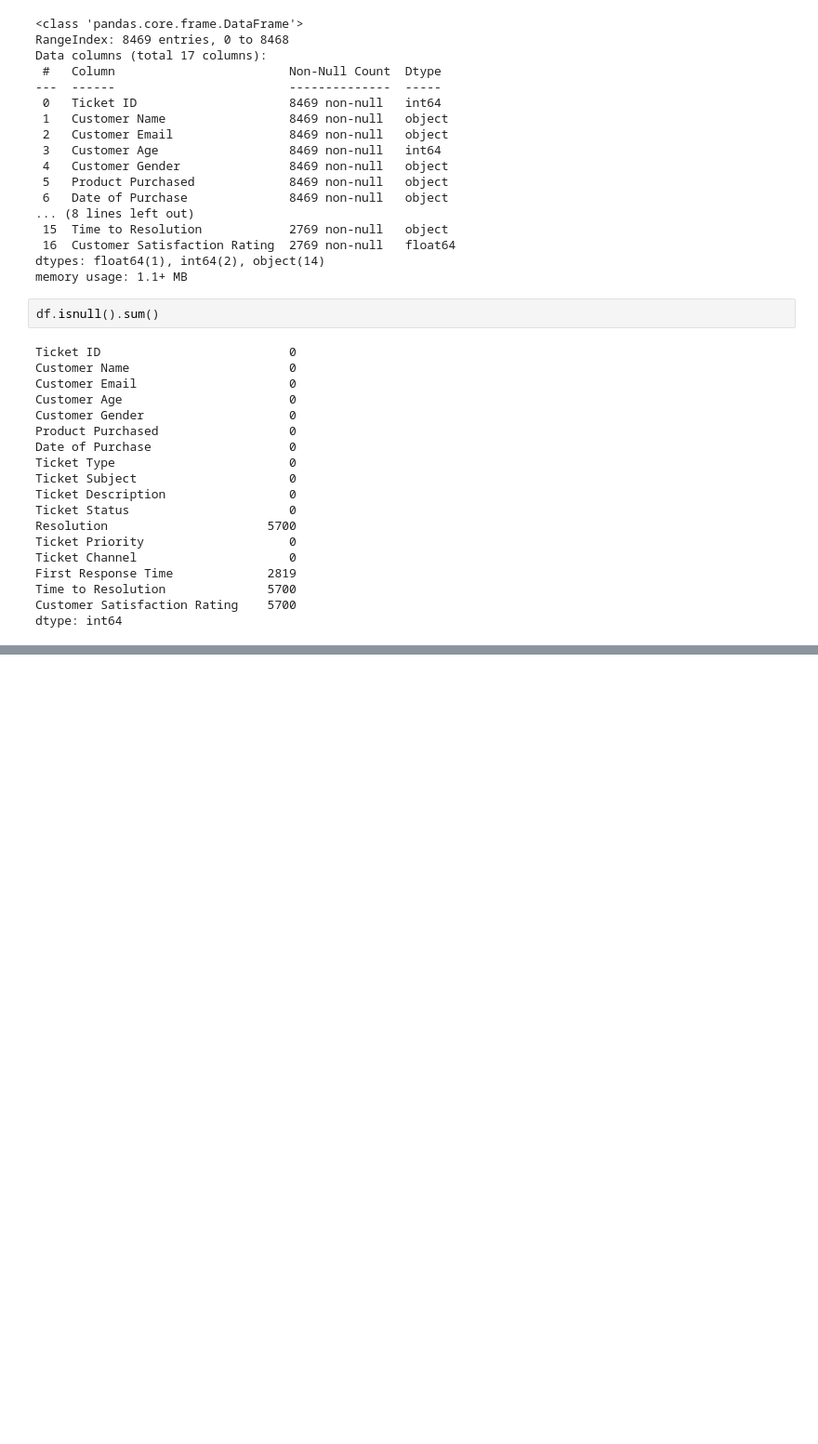
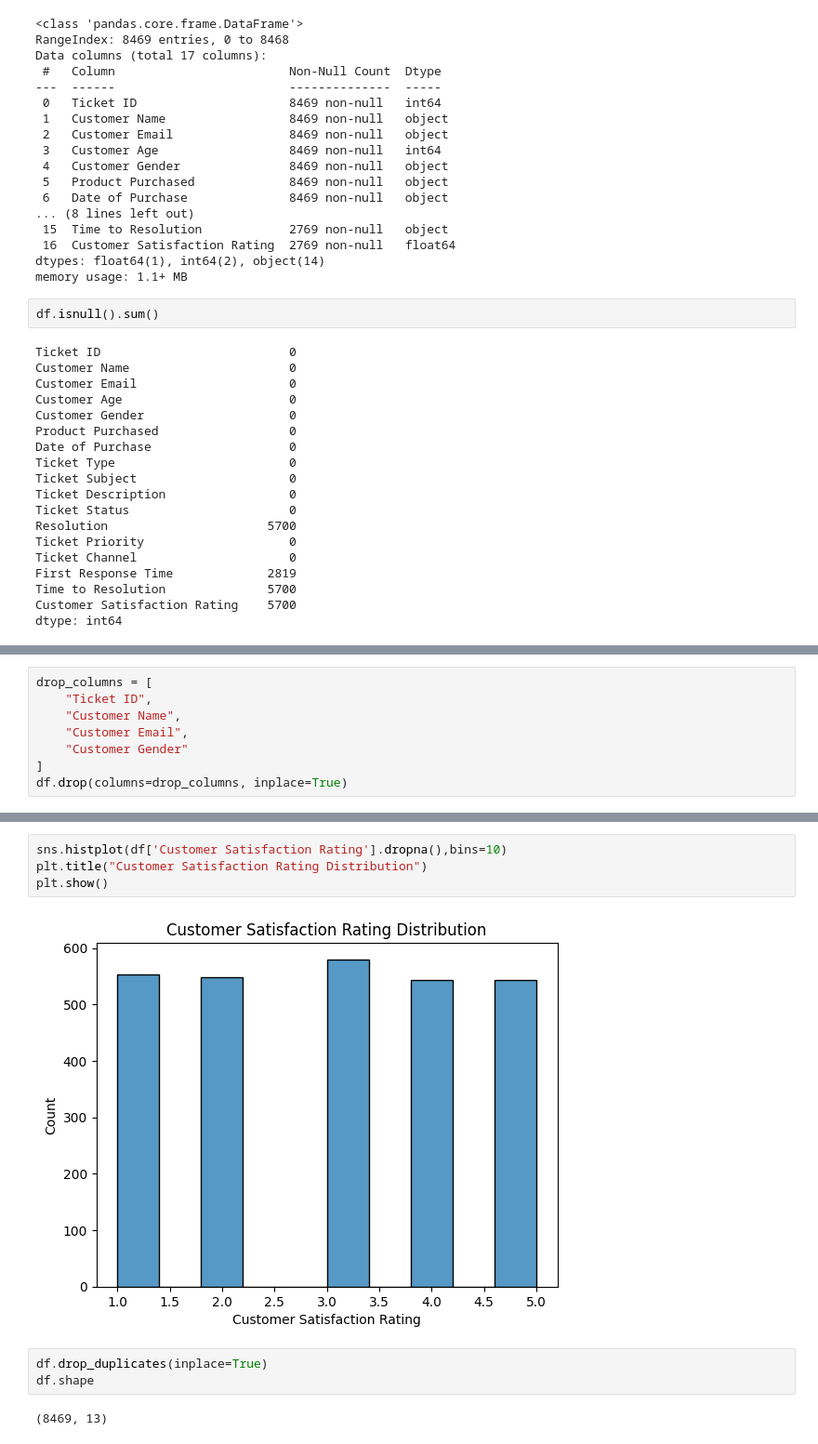
Before and after one commit to Parameshwaran2005/realtime-agent-framework, a Jupyter notebook: notebooks/data_exploration.ipynb, the cells around one changed output, grey strips where cells are left out. Shown at 93% size. Cells and saved outputs as stored; diff of their text form; blank space fills up the shorter version.

```diff
--- a/notebooks/data_exploration.ipynb
+++ b/notebooks/data_exploration.ipynb
@@ -77,0 +85,8 @@ df.tail()
+# %%
+drop_columns = [
+    "Ticket ID",
+    "Customer Name",
+    "Customer Email",
+    "Customer Gender"
+]
+df.drop(columns=drop_columns, inplace=True)
@@ -77,0 +116,11 @@ df.tail()
+# %%
+sns.histplot(df['Customer Satisfaction Rating'].dropna(),bins=10)
+plt.title("Customer Satisfaction Rating Distribution")
+plt.show()
+# %% [output]
+[figure, added]
+# %%
+df.drop_duplicates(inplace=True)
+df.shape
+# %% [output]
+(8469, 13)
```
Also changed, not shown: parts of 45 cells of this notebook.
